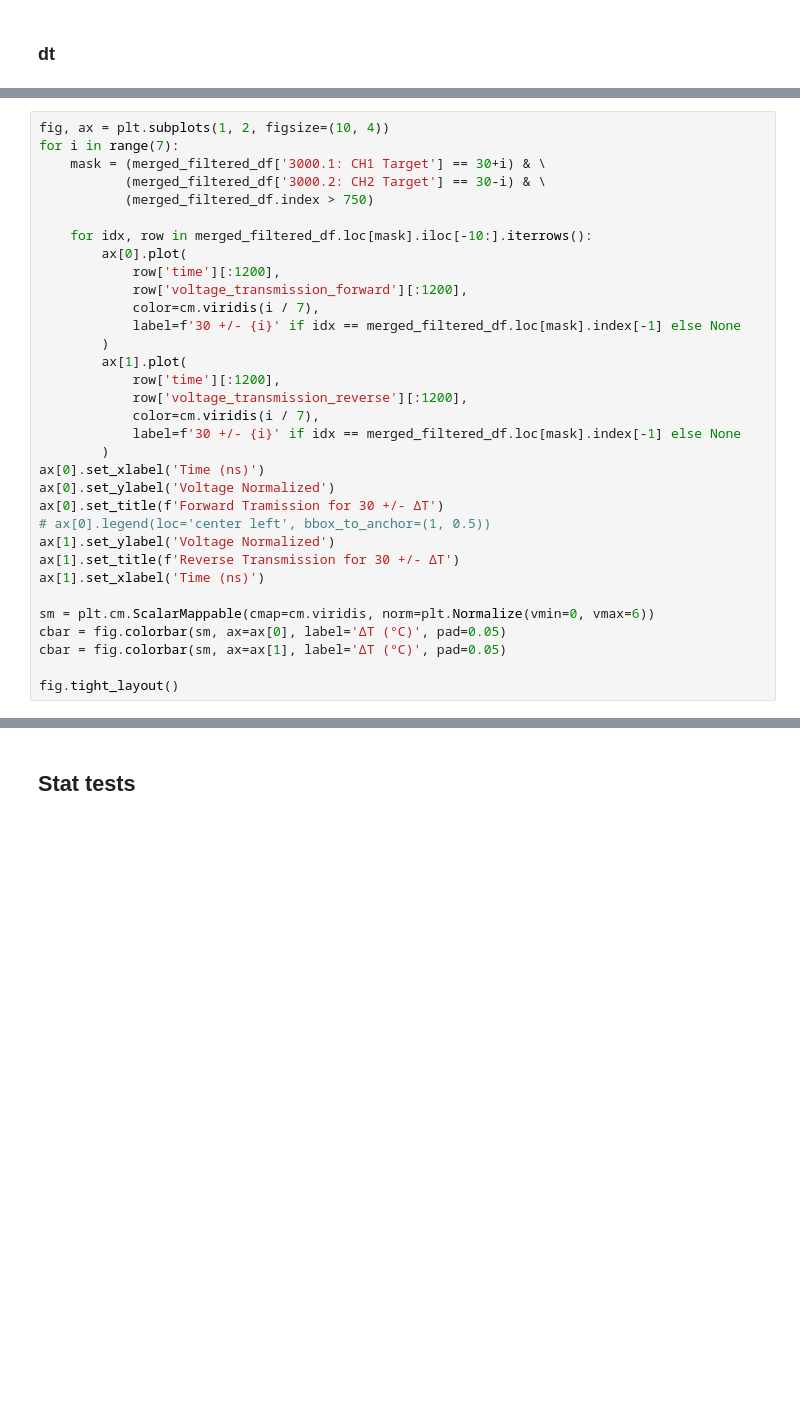
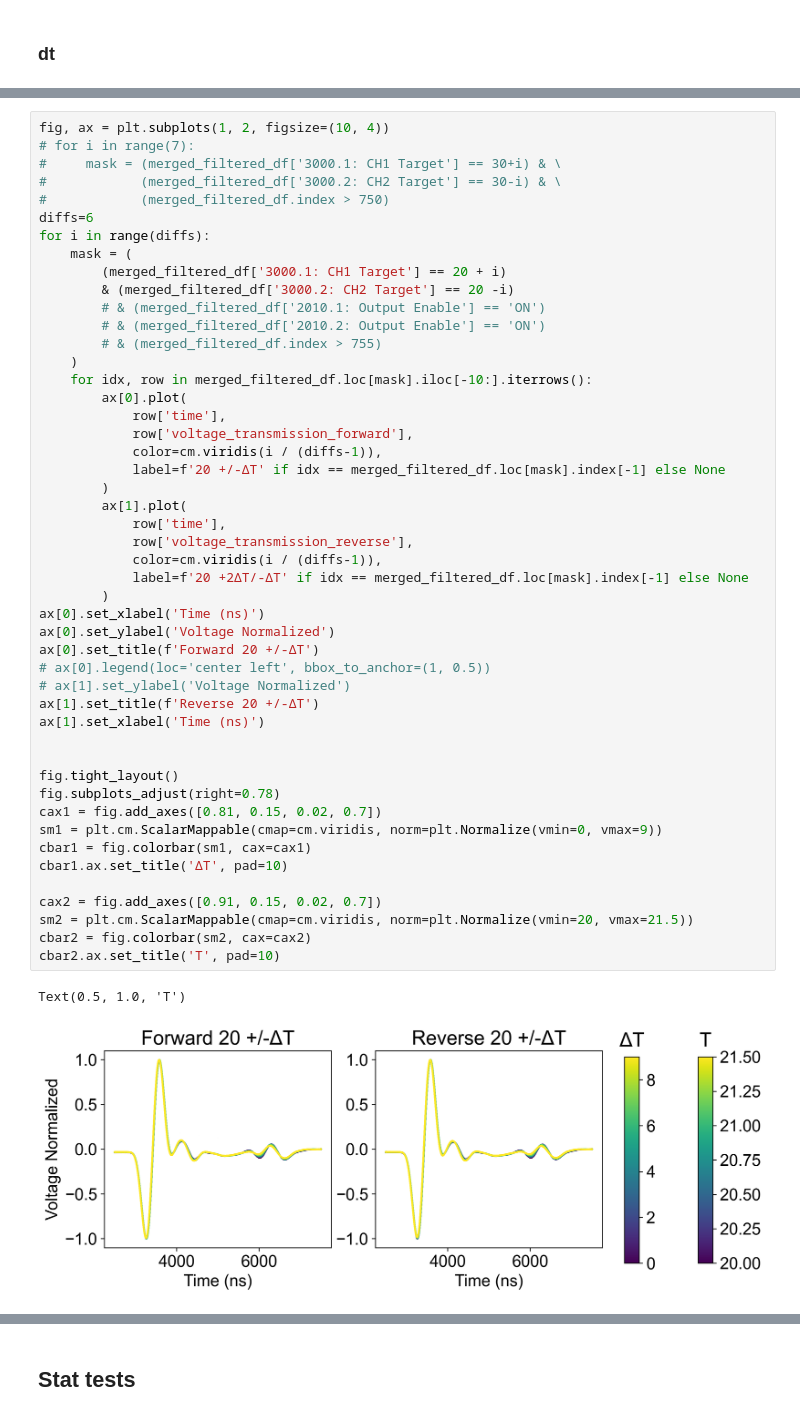
Before and after one commit to changbatterygroup/ultrasonic_ml, a Jupyter notebook: Notebooks/gradient/gradient_avg_plt_steady_state.ipynb, the cells around one changed output, grey strips where cells are left out. Drawn from its saved outputs; the diff is of its cells as text; blank space fills up the shorter version.

```diff
--- a/Notebooks/gradient/gradient_avg_plt_steady_state.ipynb
+++ b/Notebooks/gradient/gradient_avg_plt_steady_state.ipynb
@@ -807,33 +534,51 @@ fig.tight_layout()
 # %%
 fig, ax = plt.subplots(1, 2, figsize=(10, 4))
-for i in range(7):
-    mask = (merged_filtered_df['3000.1: CH1 Target'] == 30+i) & \
-           (merged_filtered_df['3000.2: CH2 Target'] == 30-i) & \
-           (merged_filtered_df.index > 750)
-
+# for i in range(7):
+#     mask = (merged_filtered_df['3000.1: CH1 Target'] == 30+i) & \
+#            (merged_filtered_df['3000.2: CH2 Target'] == 30-i) & \
+#            (merged_filtered_df.index > 750)
+diffs=6
+for i in range(diffs):
+    mask = (
+        (merged_filtered_df['3000.1: CH1 Target'] == 20 + i)
+        & (merged_filtered_df['3000.2: CH2 Target'] == 20 -i)
+        # & (merged_filtered_df['2010.1: Output Enable'] == 'ON')
+        # & (merged_filtered_df['2010.2: Output Enable'] == 'ON')
+        # & (merged_filtered_df.index > 755)
+    )
     for idx, row in merged_filtered_df.loc[mask].iloc[-10:].iterrows():
         ax[0].plot(
-            row['time'][:1200],
-            row['voltage_transmission_forward'][:1200],
-            color=cm.viridis(i / 7),
-            label=f'30 +/- {i}' if idx == merged_filtered_df.loc[mask].index[-1] else None
+            row['time'],
+            row['voltage_transmission_forward'],
+            color=cm.viridis(i / (diffs-1)),
+            label=f'20 +/-ΔT' if idx == merged_filtered_df.loc[mask].index[-1] else None
         )
         ax[1].plot(
-            row['time'][:1200],
-            row['voltage_transmission_reverse'][:1200],
-            color=cm.viridis(i / 7),
-            label=f'30 +/- {i}' if idx == merged_filtered_df.loc[mask].index[-1] else None
+            row['time'],
+            row['voltage_transmission_reverse'],
+            color=cm.viridis(i / (diffs-1)),
+            label=f'20 +2ΔT/-ΔT' if idx == merged_filtered_df.loc[mask].index[-1] else None
         )
 ax[0].set_xlabel('Time (ns)')
 ax[0].set_ylabel('Voltage Normalized')
-ax[0].set_title(f'Forward Tramission for 30 +/- ΔT')
+ax[0].set_title(f'Forward 20 +/-ΔT')
 # ax[0].legend(loc='center left', bbox_to_anchor=(1, 0.5))
-ax[1].set_ylabel('Voltage Normalized')
-ax[1].set_title(f'Reverse Transmission for 30 +/- ΔT')
+# ax[1].set_ylabel('Voltage Normalized')
+ax[1].set_title(f'Reverse 20 +/-ΔT')
 ax[1].set_xlabel('Time (ns)')
 
-sm = plt.cm.ScalarMappable(cmap=cm.viridis, norm=plt.Normalize(vmin=0, vmax=6))
-cbar = fig.colorbar(sm, ax=ax[0], label='ΔT (°C)', pad=0.05)
-cbar = fig.colorbar(sm, ax=ax[1], label='ΔT (°C)', pad=0.05)
 
 fig.tight_layout()
+fig.subplots_adjust(right=0.78)
+cax1 = fig.add_axes([0.81, 0.15, 0.02, 0.7])
+sm1 = plt.cm.ScalarMappable(cmap=cm.viridis, norm=plt.Normalize(vmin=0, vmax=9))
+cbar1 = fig.colorbar(sm1, cax=cax1)
+cbar1.ax.set_title('ΔT', pad=10)
+
+cax2 = fig.add_axes([0.91, 0.15, 0.02, 0.7])
+sm2 = plt.cm.ScalarMappable(cmap=cm.viridis, norm=plt.Normalize(vmin=20, vmax=21.5))
+cbar2 = fig.colorbar(sm2, cax=cax2)
+cbar2.ax.set_title('T', pad=10)
+# %% [output]
+Text(0.5, 1.0, 'T')
+[figure, added]
```
Also changed, not shown: parts of 80 cells of this notebook, 7 other files.
